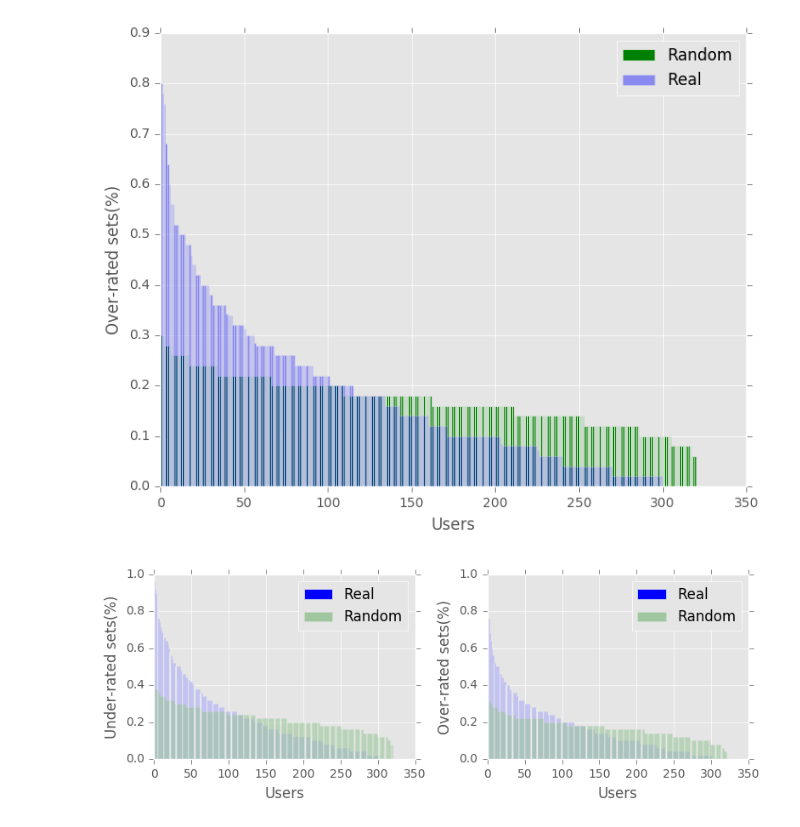
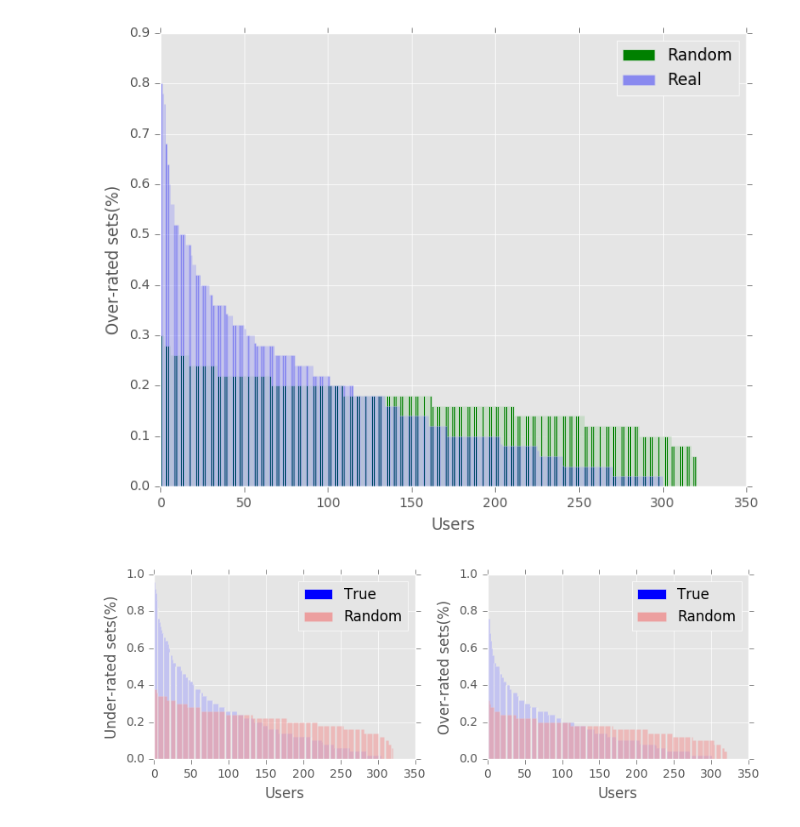
Before and after one commit to mohit-shrma/setrec, a Jupyter notebook: python/grouplens/Grouplens2.ipynb, the cells around one changed output. Drawn from its saved outputs; the diff is of its cells as text; code cells hidden in the pictures.

```diff
--- a/python/grouplens/Grouplens2.ipynb
+++ b/python/grouplens/Grouplens2.ipynb
@@ -2049,7 +2104,7 @@ for pcTuple in pcTuples:
     overRatedPcs.append(pcTuple[1])
     neitherRatedPcs.append(pcTuple[2])
 
-ax1.bar(x, underRatedPcs, label='Real', color = 'b')#, hatch='O', width=1, linewidth=0)
+ax1.bar(x, underRatedPcs, label='True', color = 'b')#, hatch='O', width=1, linewidth=0)
 permSetsLabel = np.random.permutation(setsLabel)
 uPermSetsPc = {}
 uPermPcTuples = []
@@ -2082,7 +2137,7 @@ for pcTuple in uPermPcTuples:
     overRatedPcs.append(pcTuple[1])
     neitherRatedPcs.append(pcTuple[2])
 
-ax1.bar(x, underRatedPcs, color = 'g', alpha=0.3, label='Random')
+ax1.bar(x, underRatedPcs, color = 'r', alpha=0.3, label='Random')
 ax1.legend()
 ax1.set_xlabel('Users')
 ax1.set_ylabel('Under-rated sets(%)')
@@ -2101,7 +2156,7 @@ for pcTuple in pcTuples:
     overRatedPcs.append(pcTuple[1])
     neitherRatedPcs.append(pcTuple[2])
 
-ax2.bar(x, overRatedPcs, label='Real', color = 'b')
+ax2.bar(x, overRatedPcs, label='True', color = 'b')
 permSetsLabel = np.random.permutation(setsLabel)
 uPermSetsPc = {}
 uPermPcTuples = []
@@ -2113,32 +2168,32 @@ for u in range(320):
     for label in uSetsLabel:
         if label == UNDER_RATED_SET:
             underCount += 1
         elif label == OVER_RATED_SET:
             overCount += 1
     neitherCount = 50.0 - (underCount + overCount)
     underPc   = underCount/50
     overPc    = overCount/50
     neitherPC = neitherCount/50
     uPermSetsPc[u] = [underPc, overPc, neitherPC]
     uPermPcTuples.append((underPc, overPc, neitherPC))
 
 uPermPcTuples.sort(key = lambda tup: tup[1], reverse=True)
 nUsers = len(uPermPcTuples)
 x = range(nUsers)
 underRatedPcs = []
 overRatedPcs = []
 neitherRatedPcs = []
 
 for pcTuple in uPermPcTuples:
     underRatedPcs.append(pcTuple[0])
     overRatedPcs.append(pcTuple[1])
     neitherRatedPcs.append(pcTuple[2])
 
-ax2.bar(x, overRatedPcs, color = 'g', alpha=0.3, label='Random')
+ax2.bar(x, overRatedPcs, color = 'r', alpha=0.3, label='Random')
 ax2.legend()
 ax2.set_xlabel('Users')
 ax2.set_ylabel('Over-rated sets(%)')
 ax2.set_ylim((0,1))
 plt.tight_layout()
 # %% [output]
-[figure, old version]
+[figure, new version]
```
Also changed, not shown: parts of 13 cells of this notebook, 2 other files.
